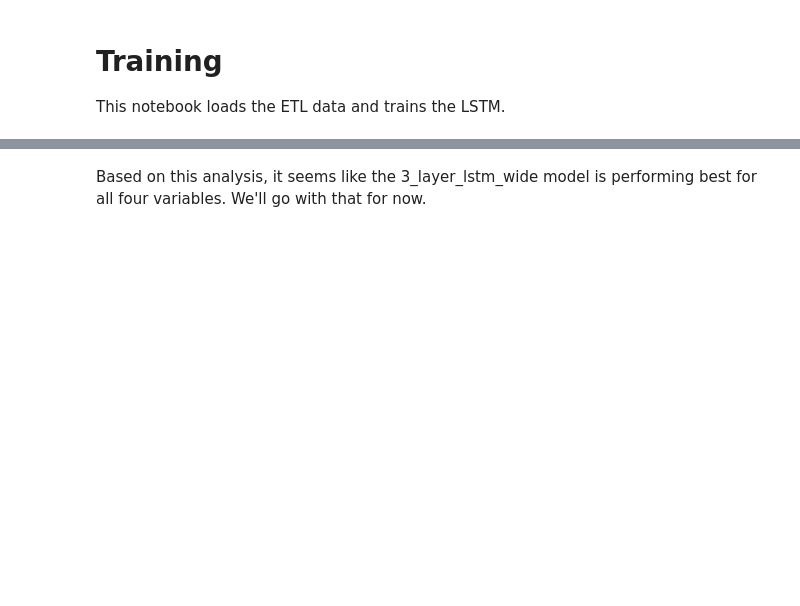
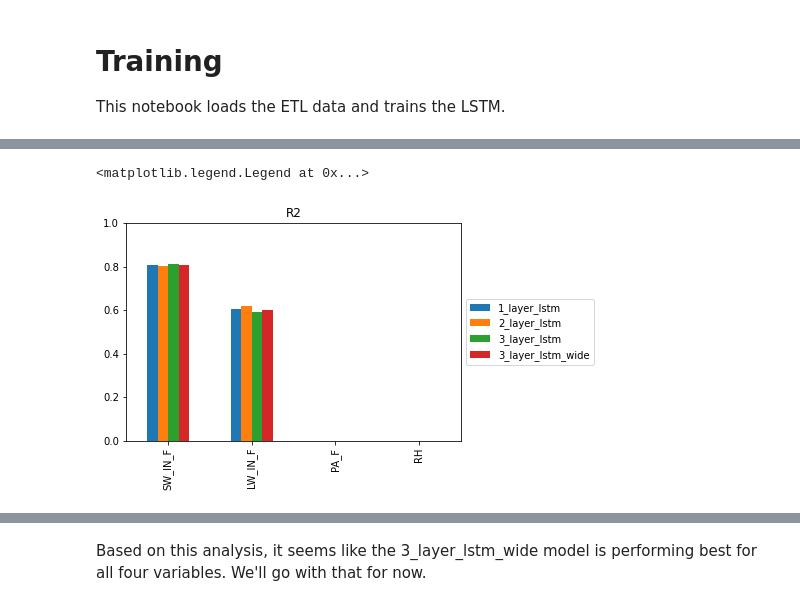
Before and after one commit to jhamman/met-ml, a Jupyter notebook: notebooks/met-ml.ipynb, the cells around one changed output, grey strips where cells are left out. Cells and saved outputs as stored; diff of their text form; code cells hidden in the pictures; blank space fills up the shorter version.

```diff
--- a/notebooks/met-ml.ipynb
+++ b/notebooks/met-ml.ipynb
@@ -219,0 +465,17 @@ hdump = load("train_history.joblib")
+# %%
+scores_df = pd.DataFrame()
+for var in y_train.features.values:
+    var_scores = {}
+    for model, scores in hdump.items():
+        if var in model:
+            key = model.replace("_" + var, "")
+            var_scores[key] = max(scores["val_r_square"])
+    scores_df[var] = pd.Series(var_scores)
+
+scores_df.T.plot.bar()
+plt.title('R2')
+plt.ylim(0, 1)
+plt.legend(loc="center left", bbox_to_anchor=(1.0, 0.5))
+# %% [output]
+<matplotlib.legend.Legend at 0x...>
+[figure, added]
```
Also changed, not shown: parts of 19 cells of this notebook, 6 other files.
